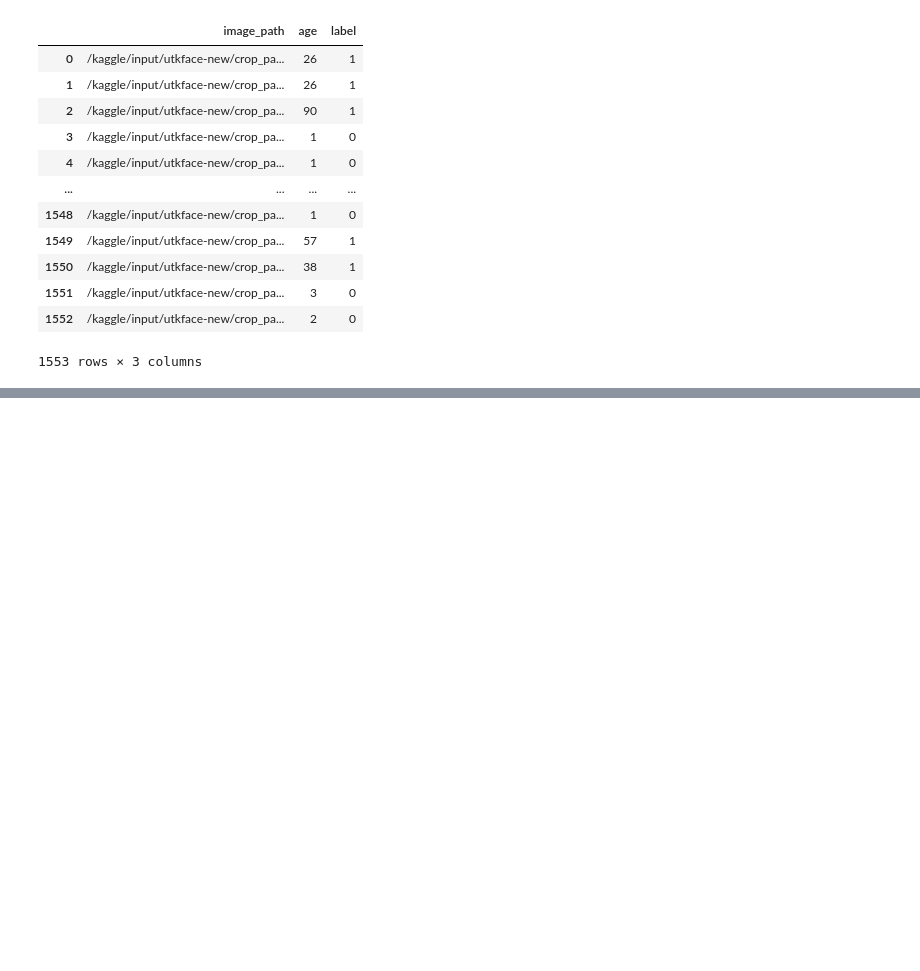
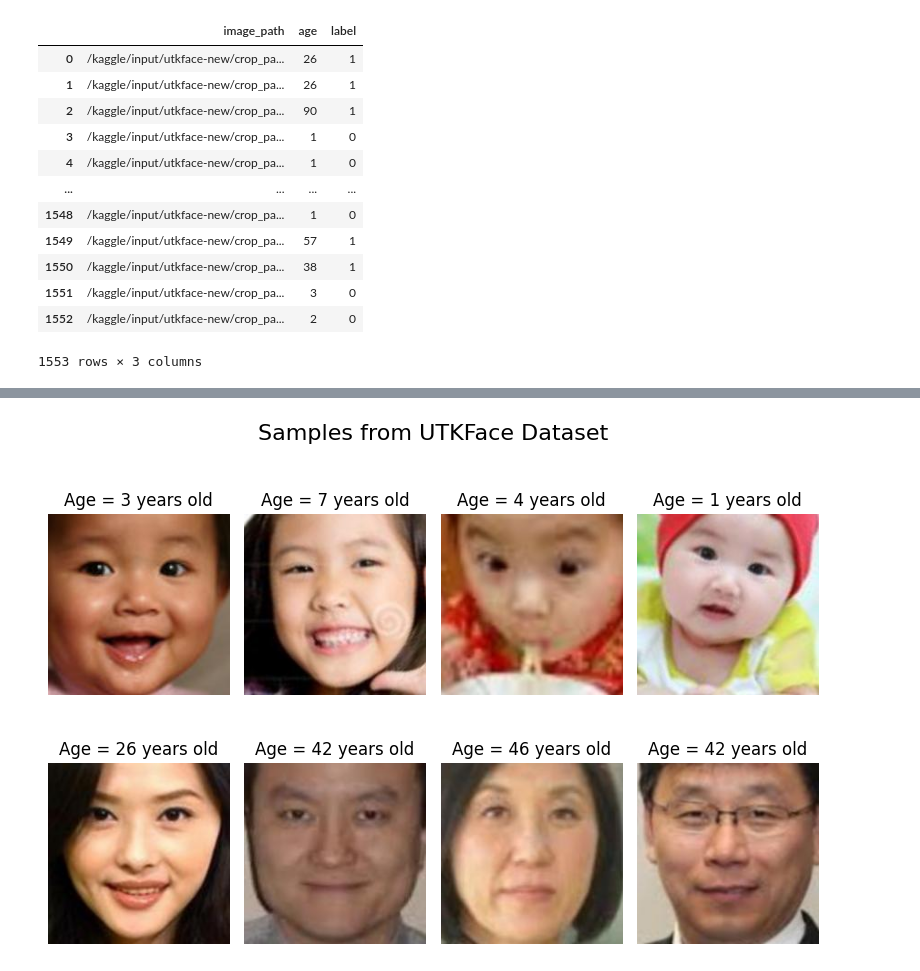
Before and after one commit to qivaijar/oracle-assignment-age-classifier, a Jupyter notebook: age_classifier.ipynb, the cells around one changed output, grey strips where cells are left out. Cells and saved outputs as stored; diff of their text form; code cells hidden in the pictures; blank space fills up the shorter version.

```diff
--- a/age_classifier.ipynb
+++ b/age_classifier.ipynb
@@ -191,0 +179,22 @@ undersampled_dataframe.reset_index(drop=True, inplace=True)
+# %%
+# Display samples from UTKFace dataset
+utkface_young_sample = utkface_dataframe[utkface_dataframe['age'] < 18].sample(n=total_images_to_show)
+utkface_old_sample = utkface_dataframe[utkface_dataframe['age'] > 18].sample(n=total_images_to_show)
+utkface_samples = pd.concat([utkface_young_sample, utkface_old_sample], ignore_index=True)
+
+# Define grid size
+rows, cols = 2, total_images_to_show
+
+fig_utkface, axes_utkface = plt.subplots(rows, cols, figsize=(8, 6))
+axes_utkface = axes_utkface.ravel()
+
+for i, ax in enumerate(axes_utkface):
+    ax.imshow(Image.open(utkface_samples.iloc[i].image_path))
+    ax.set_title(f"Age = {utkface_samples.iloc[i].age} years old")
+    ax.axis("off")
+
+fig_utkface.suptitle('Samples from UTKFace Dataset', fontsize=16)
+plt.tight_layout()
+plt.show()
+# %% [output]
+[figure, added]
```
Also changed, not shown: parts of 12 cells of this notebook.
